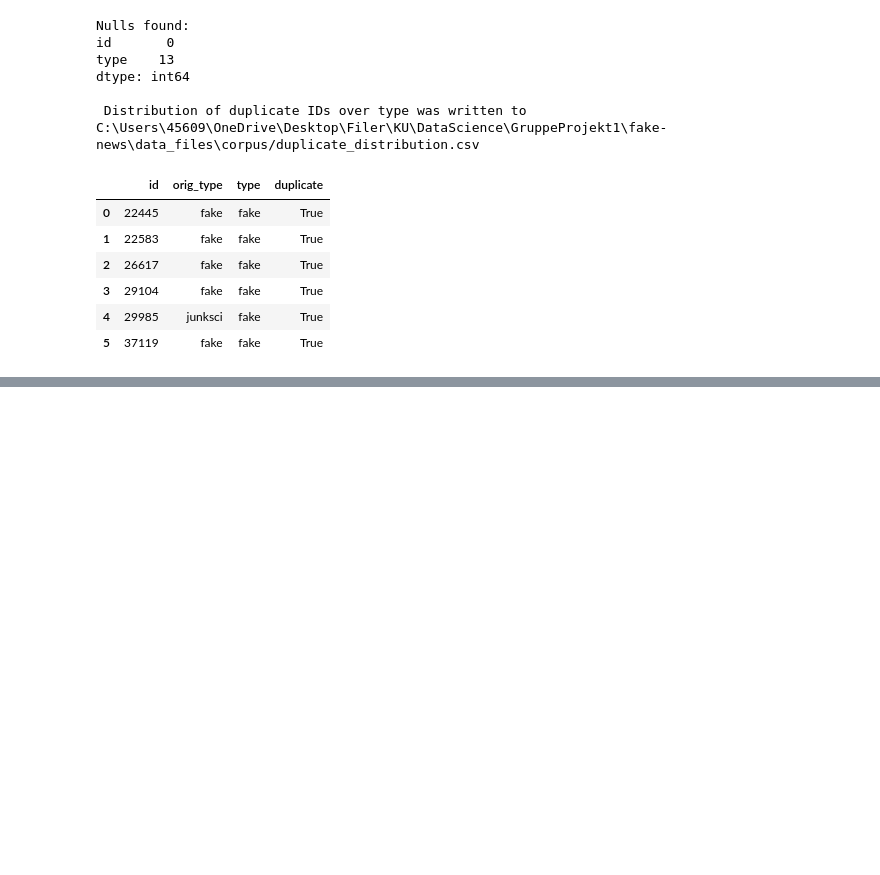
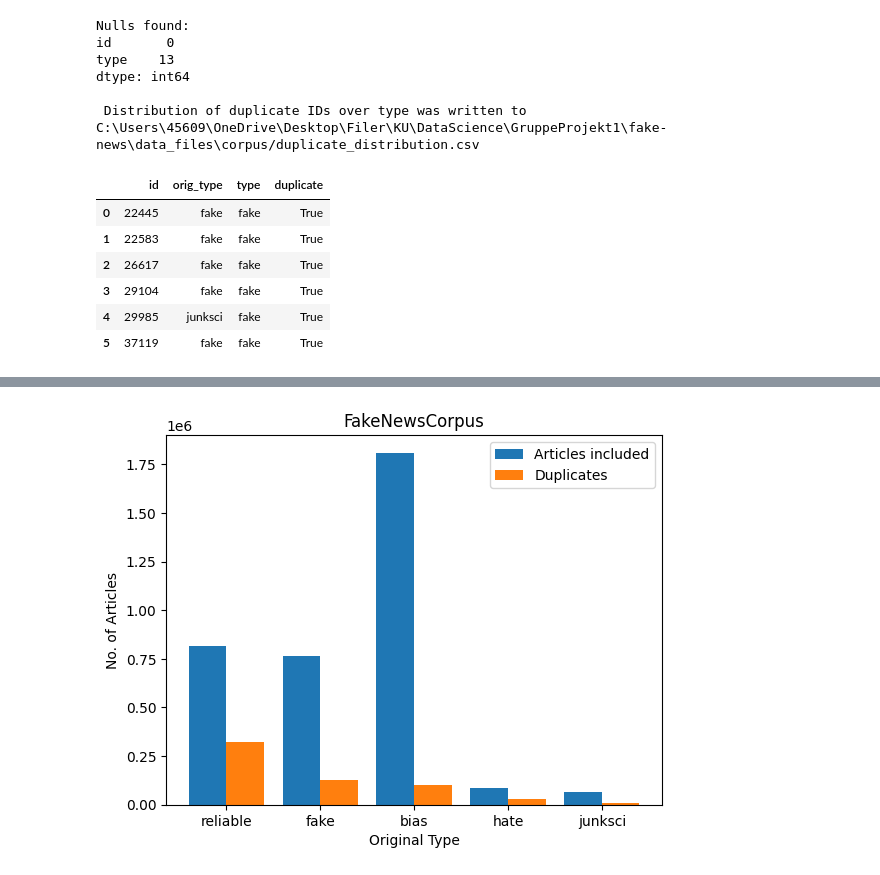
Before and after one commit to vicjuhl/fake-news, a Jupyter notebook: src/notebooks/dups_distribution.ipynb, the cells around one changed output, grey strips where cells are left out. Drawn from its saved outputs; the diff is of its cells as text; code cells hidden in the pictures; blank space fills up the shorter version.

```diff
--- a/src/notebooks/dups_distribution.ipynb
+++ b/src/notebooks/dups_distribution.ipynb
@@ -65,0 +108,16 @@ df
+# %%
+import numpy as np
+
+X_axis = np.arange(len(my_order))
+
+plt.bar(X_axis - 0.2, df_dups['included_articles'], 0.4, label = 'Articles included')
+plt.bar(X_axis + 0.2, df_dups['duplicates'], 0.4, label = 'Duplicates')
+
+plt.xticks(X_axis, my_order)
+plt.xlabel("Original Type")
+plt.ylabel("No. of Articles")
+plt.title("FakeNewsCorpus")
+plt.legend()
+plt.show()
+# %% [output]
+[figure, added]
```
Also changed, not shown: parts of 3 cells of this notebook, 1 other file.
